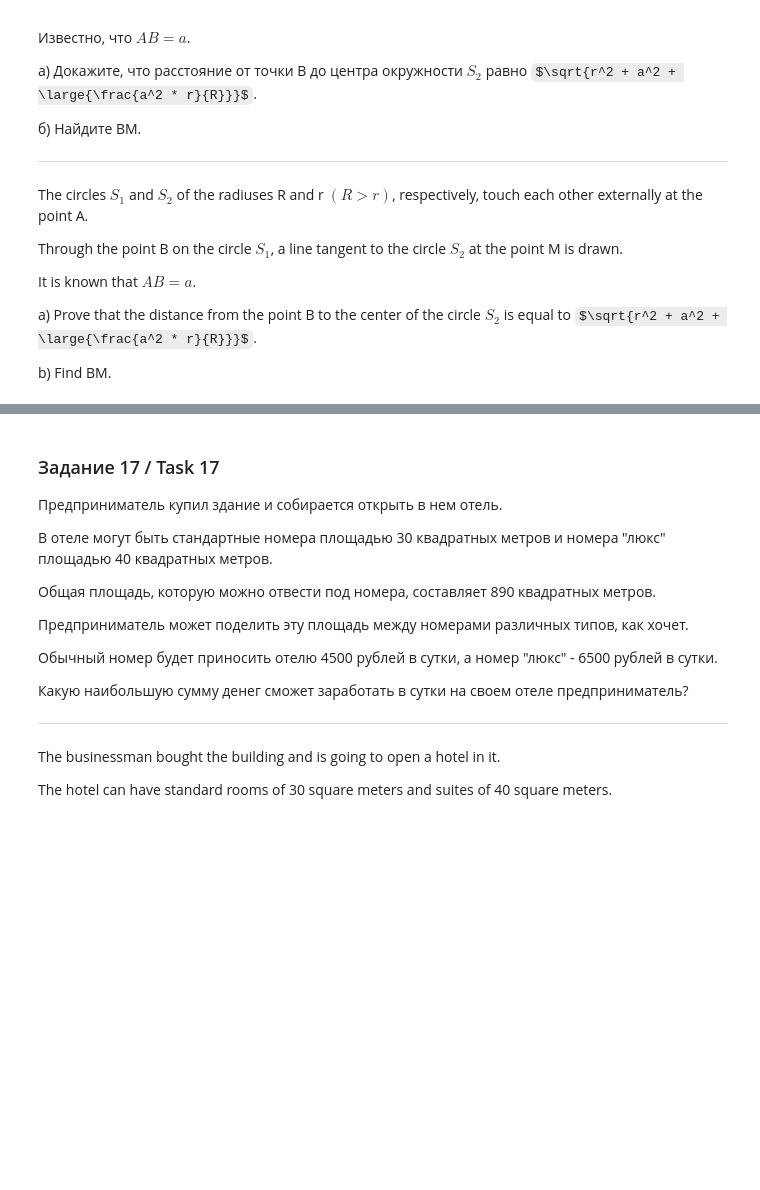
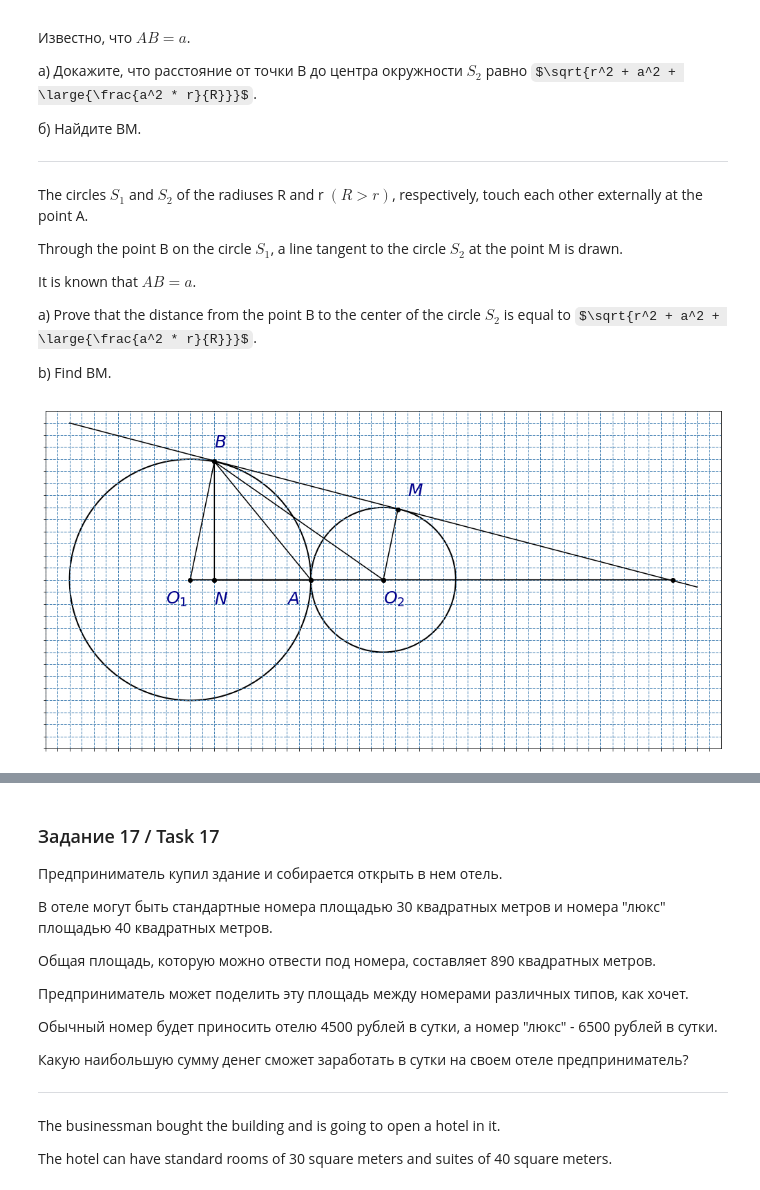
Before and after one commit to OlgaBelitskaya/math_20172018, a Jupyter notebook: 2018_Variant12.ipynb, the cells around one changed output, grey strips where cells are left out. Drawn from its saved outputs; the diff is of its cells as text; code cells hidden in the pictures; some formulas as TeX source; blank space fills up the shorter version.

```diff
--- a/2018_Variant12.ipynb
+++ b/2018_Variant12.ipynb
@@ -862,6 +862,37 @@ It is known that $AB = a$.
 a) Prove that the distance from the point B to the center of the circle $ S_2 $ is equal to $\sqrt{r^2 + a^2 + \large{\frac{a^2 * r}{R}}}$.
 
 b) Find BM.
+# %%
+f = plt.figure(figsize=(18,9))
+ax = f.add_subplot(1, 1, 1, aspect=1)
+ax.grid(c='steelblue', ls='--', lw=1)
+
+circle1 = pat.Circle((-5,0),5,lw=2,
+                    edgecolor='black',
+                    facecolor='none')
+circle2 = pat.Circle((3,0),3,lw=2,
+                    edgecolor='black',
+                    facecolor='none')
+ax.add_artist(circle1)
+ax.add_artist(circle2)
+
+ax.plot([16,-10],[-0.3,6.5],c='black')
+ax.plot([15,3,0,-4,-5,-4,-4,0,-4,3,3.6],[0,0,0,0,0,4.9,0,0,4.9,0,2.9],'-o',c='black')
+
+XYL = [[-6,3,-1,-4,4,-4],
+       [-1,-1,-1,5.5,3.5,-1],
+       [r'$O_1$',r'$O_2$',r'$A$',r'$B$',r'$M$',r'$N$']]
+
+for i in range(6):
+    ax.text(XYL[0][i],XYL[1][i],XYL[2][i],
+             fontsize=25,color='darkblue')
+
+plt.xlim(-11,17)
+plt.ylim(-7,7)
+plt.xticks(numpy.arange(-11,17,step=0.5),visible=False)
+plt.yticks(numpy.arange(-7,7,step=0.5),visible=False);
+# %% [output]
+[figure, added]
 # %% [markdown]
 <div style="width: 800px; height: 200px; overflow:auto;">
     <img src="math_images/2018_12_17.png" width="800" height="200"/>
```
